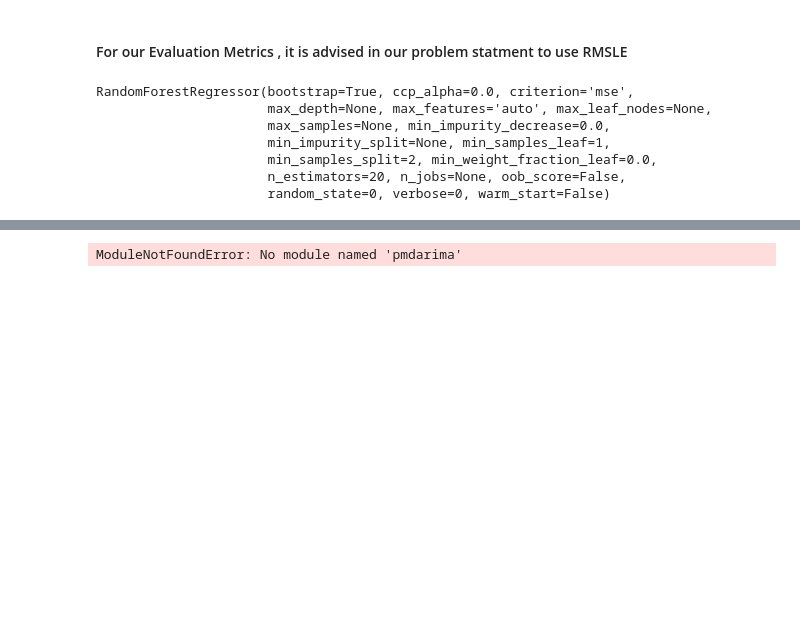
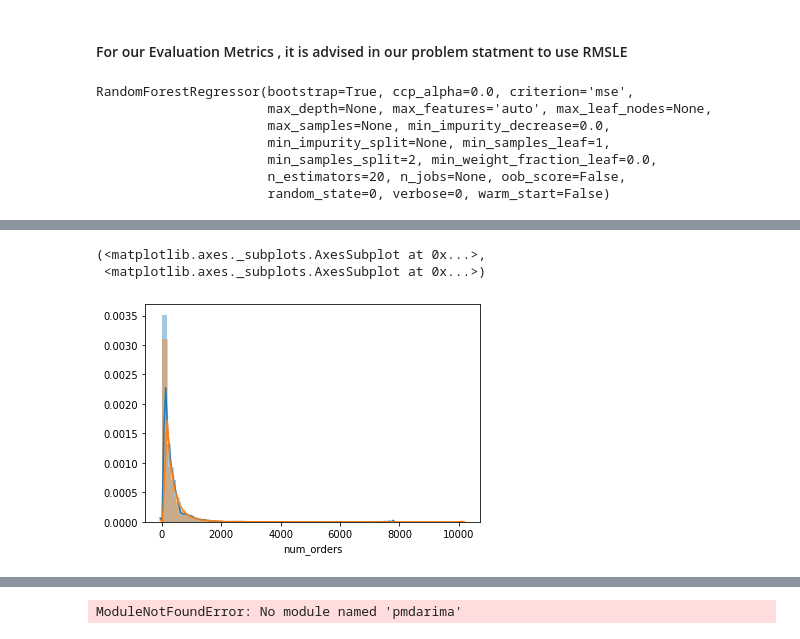
Before and after one commit to Shivansh-Commits/Food-Demand-Forecasting-DATA-SCIENCE-CHALLANGE, a Jupyter notebook: Genpact_shivansh.ipynb, the cells around one changed output, grey strips where cells are left out. Saved outputs shown, nothing was run; the diff lists cells and outputs as text; code cells hidden in the pictures; blank space fills up the shorter version.

```diff
--- a/Genpact_shivansh.ipynb
+++ b/Genpact_shivansh.ipynb
@@ -330,3 +342,9 @@ sqrt(mean_squared_log_error( y_train, pred ))
+# %%
+ sns.distplot(pred_2) , sns.distplot(val['num_orders']) #BLUE: Predicted values , ORANGE: Original Values
+# %% [output]
+(<matplotlib.axes._subplots.AxesSubplot at 0x...>,
+ <matplotlib.axes._subplots.AxesSubplot at 0x...>)
+[figure, added]
 # %%
 pred_test = reg.predict(test)
 diction={'Id':test.index,'num_orders':pred_test}
```
Also changed, not shown: parts of 11 cells of this notebook.
